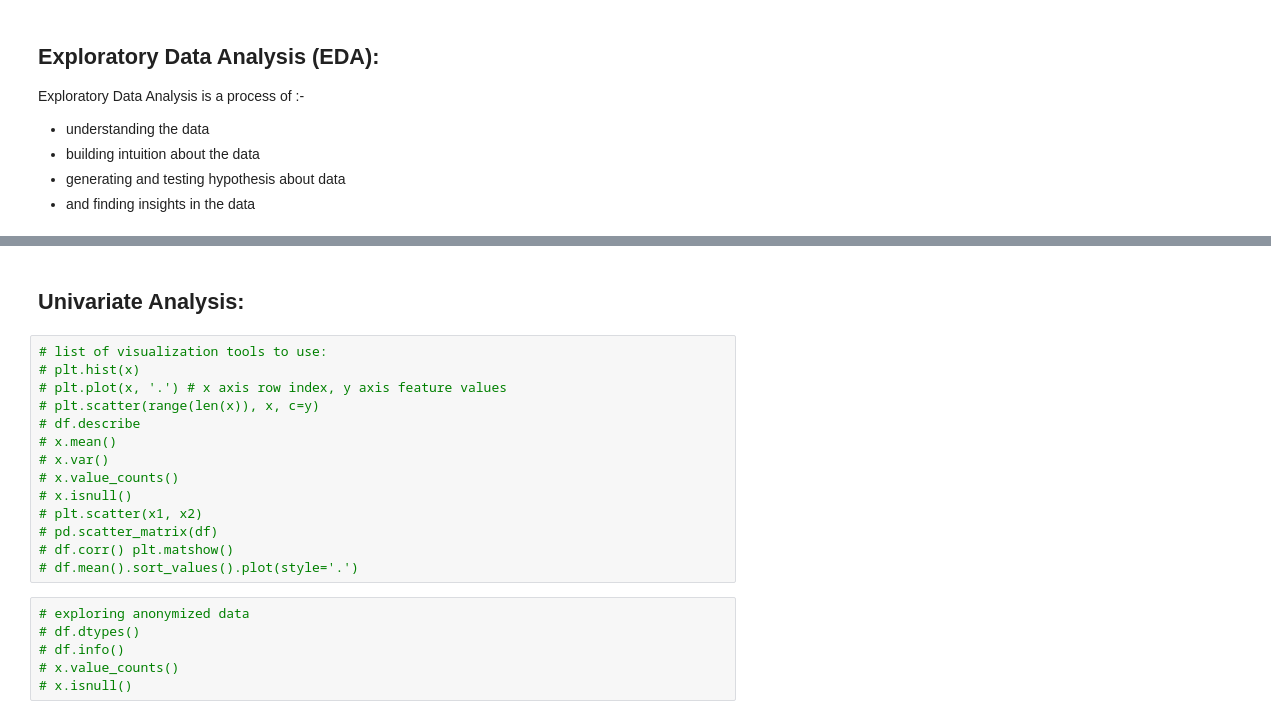
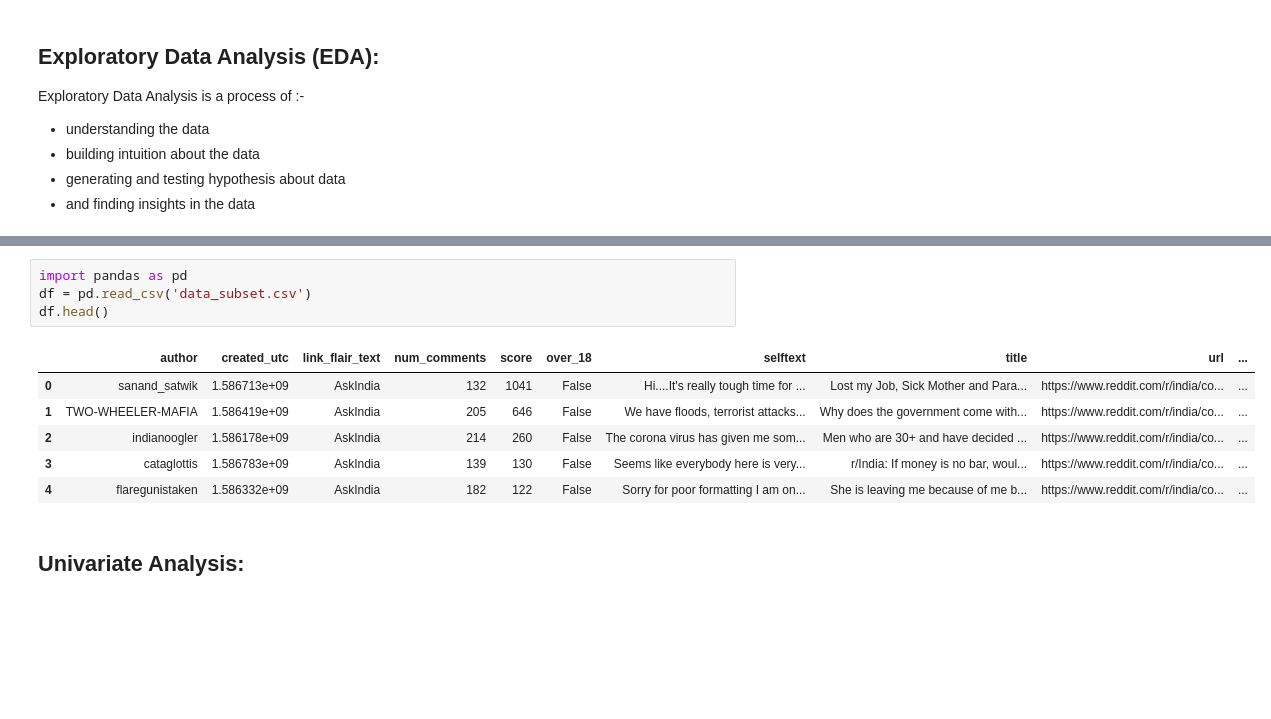
Before and after one commit to gauravchopracg/Reddit-Flair-Detection, a Jupyter notebook: Jupyter Notebooks/Part_II_Exploratory_Data_Analysis_(EDA).ipynb, the cells around one changed output, grey strips where cells are left out. Saved outputs shown, nothing was run; the diff lists cells and outputs as text; blank space fills up the shorter version.

```diff
--- a/Jupyter Notebooks/Part_II_Exploratory_Data_Analysis_(EDA).ipynb
+++ b/Jupyter Notebooks/Part_II_Exploratory_Data_Analysis_(EDA).ipynb
@@ -34,23 +31,14 @@ In this part, we will first try to verify assumption of **Part I - Reddit Data C
+# %%
+import pandas as pd
+df = pd.read_csv('data_subset.csv')
+df.head()
+# %% [output]
+|  | author | created_utc | link_flair_text | num_comments | score | over_18 | selftext | title | url | ... |
+| 0 | sanand_satwik | 1.586713e+09 | AskIndia | 132 | 1041 | False | Hi....It's really tough time for ... | Lost my Job, Sick Mother and Para... | https://www.reddit.com/r/india/co... | ... |
+| 1 | TWO-WHEELER-MAFIA | 1.586419e+09 | AskIndia | 205 | 646 | False | We have floods, terrorist attacks... | Why does the government come with... | https://www.reddit.com/r/india/co... | ... |
+| 2 | indianoogler | 1.586178e+09 | AskIndia | 214 | 260 | False | The corona virus has given me som... | Men who are 30+ and have decided ... | https://www.reddit.com/r/india/co... | ... |
+| 3 | cataglottis | 1.586783e+09 | AskIndia | 139 | 130 | False | Seems like everybody here is very... | r/India: If money is no bar, woul... | https://www.reddit.com/r/india/co... | ... |
+| 4 | flaregunistaken | 1.586332e+09 | AskIndia | 182 | 122 | False | Sorry for poor formatting I am on... | She is leaving me because of me b... | https://www.reddit.com/r/india/co... | ... |
 # %% [markdown]
 Univariate Analysis:
 ---
-# %%
-# list of visualization tools to use:
-# plt.hist(x)
-# plt.plot(x, '.') # x axis row index, y axis feature values
-# plt.scatter(range(len(x)), x, c=y)
-# df.describe
-# x.mean()
-# x.var()
-# x.value_counts()
-# x.isnull()
-# plt.scatter(x1, x2)
-# pd.scatter_matrix(df)
-# df.corr() plt.matshow()
-# df.mean().sort_values().plot(style='.')
-# %%
-# exploring anonymized data
-# df.dtypes()
-# df.info()
-# x.value_counts()
-# x.isnull()
```
Also changed, not shown: parts of 139 cells of this notebook, 1 other file.
